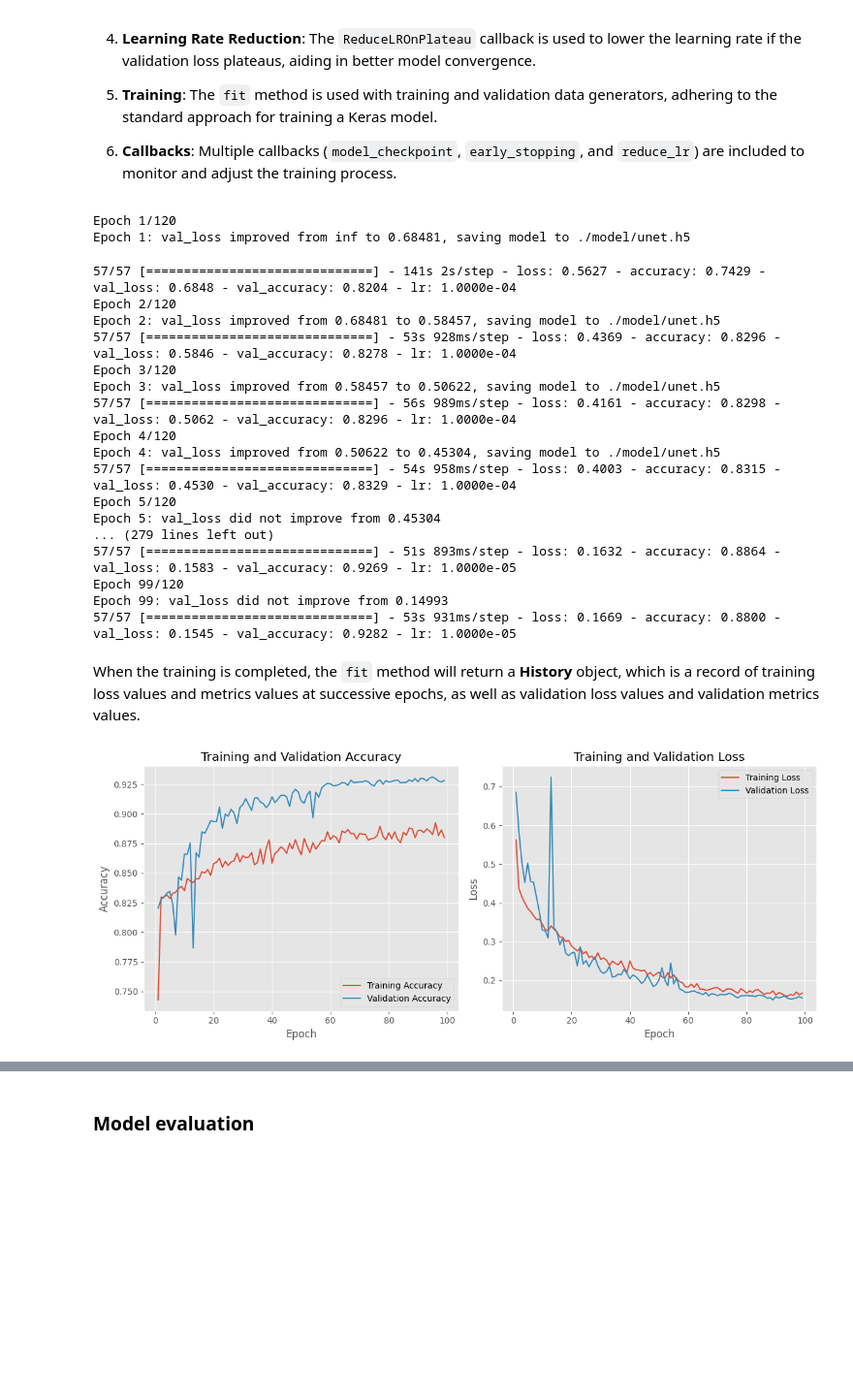
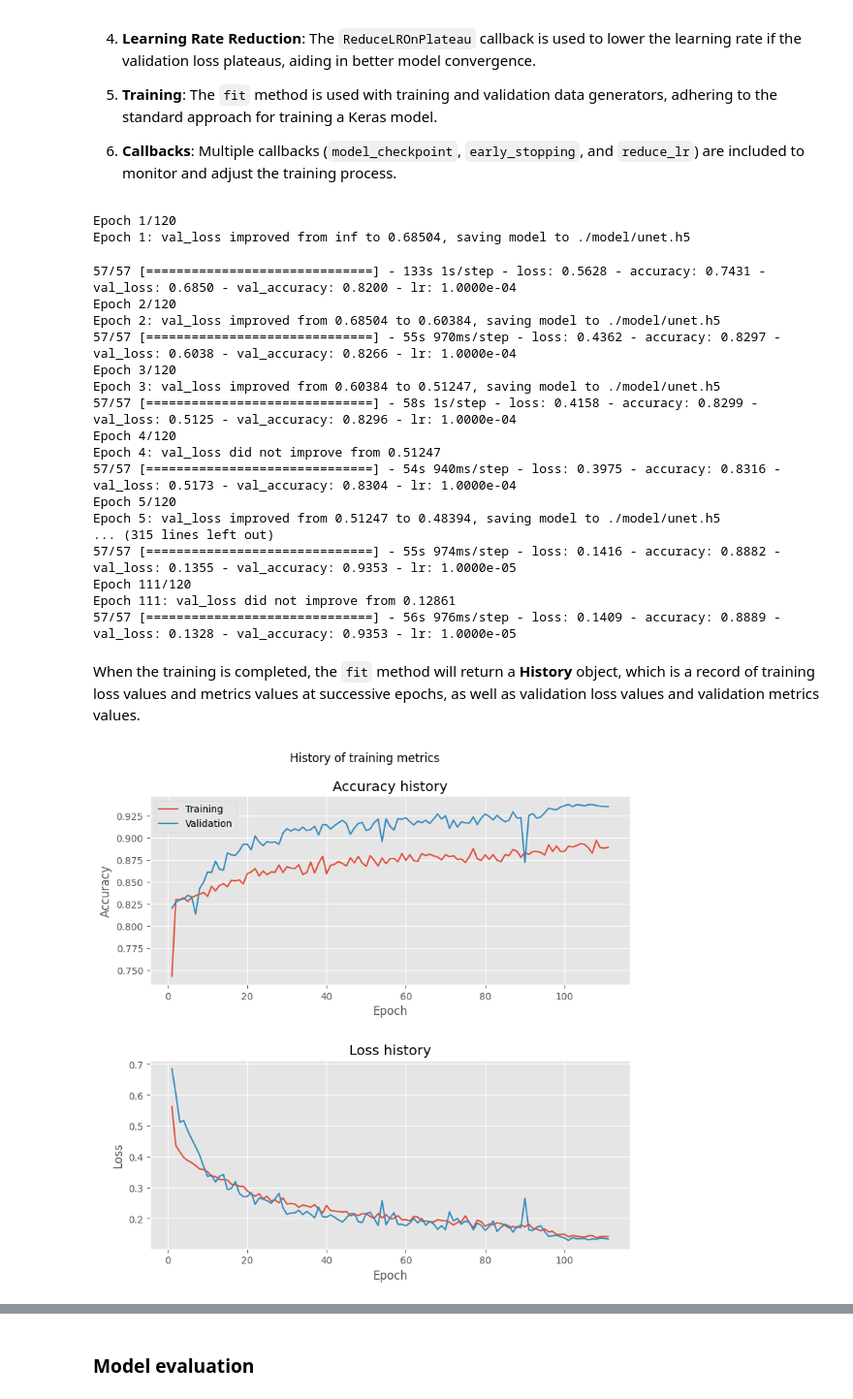
Before and after one commit to natalialopezg/Monografia-EACD, a Jupyter notebook: Polyp_Segmentation_U_Net.ipynb, the cells around one changed output, grey strips where cells are left out. Shown at 97% size. Saved outputs shown, nothing was run; the diff lists cells and outputs as text; code cells hidden in the pictures; blank space fills up the shorter version.

```diff
--- a/Polyp_Segmentation_U_Net.ipynb
+++ b/Polyp_Segmentation_U_Net.ipynb
@@ -867,59 +867,63 @@ history = model.fit(
     validation_steps=validation_steps,
     callbacks=[model_checkpoint, early_stopping, reduce_lr]
 )
+
+# Save the model architecture to a JSON file if needed
+model_json = model.to_json()
+with open("./model/unet_model.json", "w") as json_file:
+    json_file.write(model_json)
 # %% [output]
 Epoch 1/120
-Epoch 1: val_loss improved from inf to 0.68481, saving model to ./model/unet.h5
+Epoch 1: val_loss improved from inf to 0.68504, saving model to ./model/unet.h5
-57/57 [==============================] - 141s 2s/step - loss: 0.5627 - accuracy: 0.7429 - val_loss: 0.6848 - val_accuracy: 0.8204 - lr: 1.0000e-04
+57/57 [==============================] - 133s 1s/step - loss: 0.5628 - accuracy: 0.7431 - val_loss: 0.6850 - val_accuracy: 0.8200 - lr: 1.0000e-04
 Epoch 2/120
-Epoch 2: val_loss improved from 0.68481 to 0.58457, saving model to ./model/unet.h5
-57/57 [==============================] - 53s 928ms/step - loss: 0.4369 - accuracy: 0.8296 - val_loss: 0.5846 - val_accuracy: 0.8278 - lr: 1.0000e-04
+Epoch 2: val_loss improved from 0.68504 to 0.60384, saving model to ./model/unet.h5
+57/57 [==============================] - 55s 970ms/step - loss: 0.4362 - accuracy: 0.8297 - val_loss: 0.6038 - val_accuracy: 0.8266 - lr: 1.0000e-04
 Epoch 3/120
-Epoch 3: val_loss improved from 0.58457 to 0.50622, saving model to ./model/unet.h5
-57/57 [==============================] - 56s 989ms/step - loss: 0.4161 - accuracy: 0.8298 - val_loss: 0.5062 - val_accuracy: 0.8296 - lr: 1.0000e-04
+Epoch 3: val_loss improved from 0.60384 to 0.51247, saving model to ./model/unet.h5
+57/57 [==============================] - 58s 1s/step - loss: 0.4158 - accuracy: 0.8299 - val_loss: 0.5125 - val_accuracy: 0.8296 - lr: 1.0000e-04
 Epoch 4/120
-Epoch 4: val_loss improved from 0.50622 to 0.45304, saving model to ./model/unet.h5
-57/57 [==============================] - 54s 958ms/step - loss: 0.4003 - accuracy: 0.8315 - val_loss: 0.4530 - val_accuracy: 0.8329 - lr: 1.0000e-04
+Epoch 4: val_loss did not improve from 0.51247
+57/57 [==============================] - 54s 940ms/step - loss: 0.3975 - accuracy: 0.8316 - val_loss: 0.5173 - val_accuracy: 0.8304 - lr: 1.0000e-04
 Epoch 5/120
-Epoch 5: val_loss did not improve from 0.45304
-... (279 lines left out)
-57/57 [==============================] - 51s 893ms/step - loss: 0.1632 - accuracy: 0.8864 - val_loss: 0.1583 - val_accuracy: 0.9269 - lr: 1.0000e-05
-Epoch 99/120
-Epoch 99: val_loss did not improve from 0.14993
-57/57 [==============================] - 53s 931ms/step - loss: 0.1669 - accuracy: 0.8800 - val_loss: 0.1545 - val_accuracy: 0.9282 - lr: 1.0000e-05
+Epoch 5: val_loss improved from 0.51247 to 0.48394, saving model to ./model/unet.h5
+... (315 lines left out)
+57/57 [==============================] - 55s 974ms/step - loss: 0.1416 - accuracy: 0.8882 - val_loss: 0.1355 - val_accuracy: 0.9353 - lr: 1.0000e-05
+Epoch 111/120
+Epoch 111: val_loss did not improve from 0.12861
+57/57 [==============================] - 56s 976ms/step - loss: 0.1409 - accuracy: 0.8889 - val_loss: 0.1328 - val_accuracy: 0.9353 - lr: 1.0000e-05
 # %% [markdown]
 When the training is completed, the `fit` method will return a **History** object, which is a record of training loss values and metrics values at successive epochs, as well as validation loss values and validation metrics values.
 # %%
 # Get the history of accuracy and loss from the `history` object
 accuracy = history.history['accuracy']
 val_accuracy = history.history['val_accuracy']
 loss = history.history['loss']
 val_loss = history.history['val_loss']
 
-# Plot the accuracy
-plt.figure(figsize=(12, 5))
-plt.subplot(1, 2, 1)
-plt.plot(range(1, len(accuracy) + 1), accuracy, label='Training Accuracy')
-plt.plot(range(1, len(val_accuracy) + 1), val_accuracy, label='Validation Accuracy')
-plt.xlabel('Epoch')
-plt.ylabel('Accuracy')
-plt.title('Training and Validation Accuracy')
-plt.legend()
+# Create subplots for accuracy and loss
+fig, axes = plt.subplots(2,1, figsize=(8, 8))
 
-# Plot the loss
-plt.subplot(1, 2, 2)
-plt.plot(range(1, len(loss) + 1), loss, label='Training Loss')
-plt.plot(range(1, len(val_loss) + 1), val_loss, label='Validation Loss')
-plt.xlabel('Epoch')
-plt.ylabel('Loss')
-plt.title('Training and Validation Loss')
-plt.legend()
+axes[0].plot(range(1, len(accuracy) + 1), accuracy, label='Training')
+axes[0].plot(range(1, len(val_accuracy) + 1), val_accuracy, label='Validation')
+axes[0].set_xlabel('Epoch')
+axes[0].set_ylabel('Accuracy')
+axes[0].set_title('Accuracy history')
+axes[0].legend()
+
+axes[1].plot(range(1, len(loss) + 1), loss, label='Training')
+axes[1].plot(range(1, len(val_loss) + 1), val_loss, label='Validation')
+axes[1].set_xlabel('Epoch')
+axes[1].set_ylabel('Loss')
+axes[1].set_title('Loss history')
 
 # Adjust the layout and show the plot
 plt.tight_layout()
+plt.subplots_adjust(top = 0.9, hspace = 0.4)
+fig.suptitle("History of training metrics")
 plt.show()
 # %% [output]
-[figure, old version]
+[figure, new version]
 # %% [markdown]
 Based on the training history, the following conclusions can be drawn:
 
```
Also changed, not shown: parts of 13 cells of this notebook.
